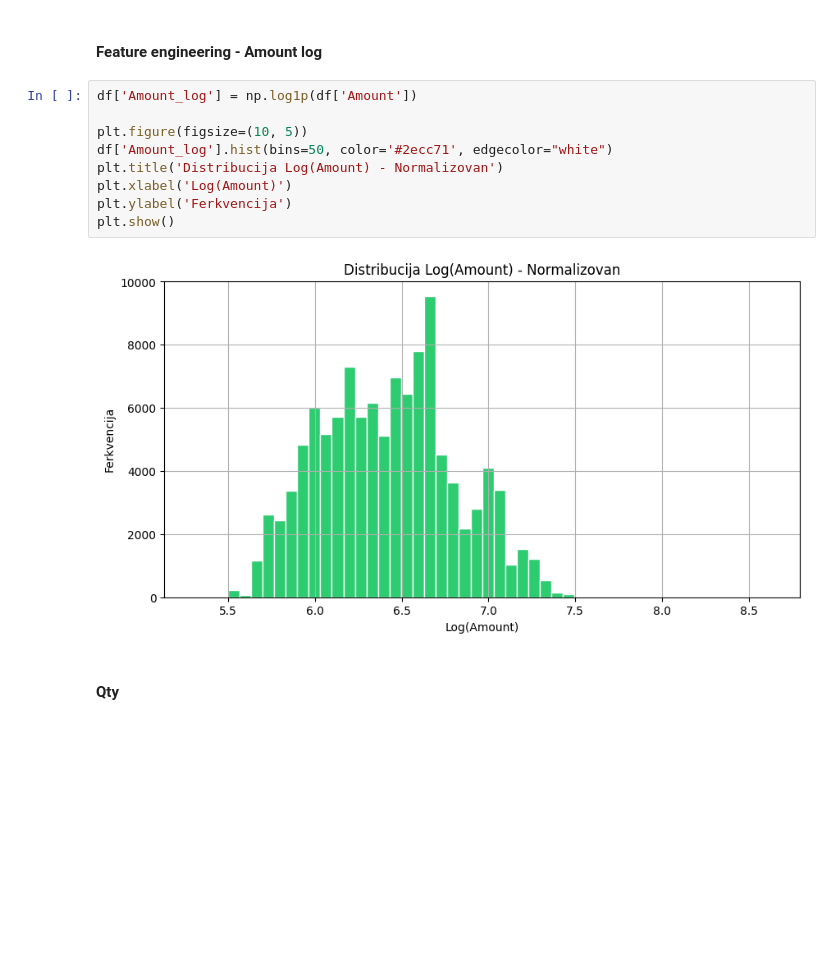
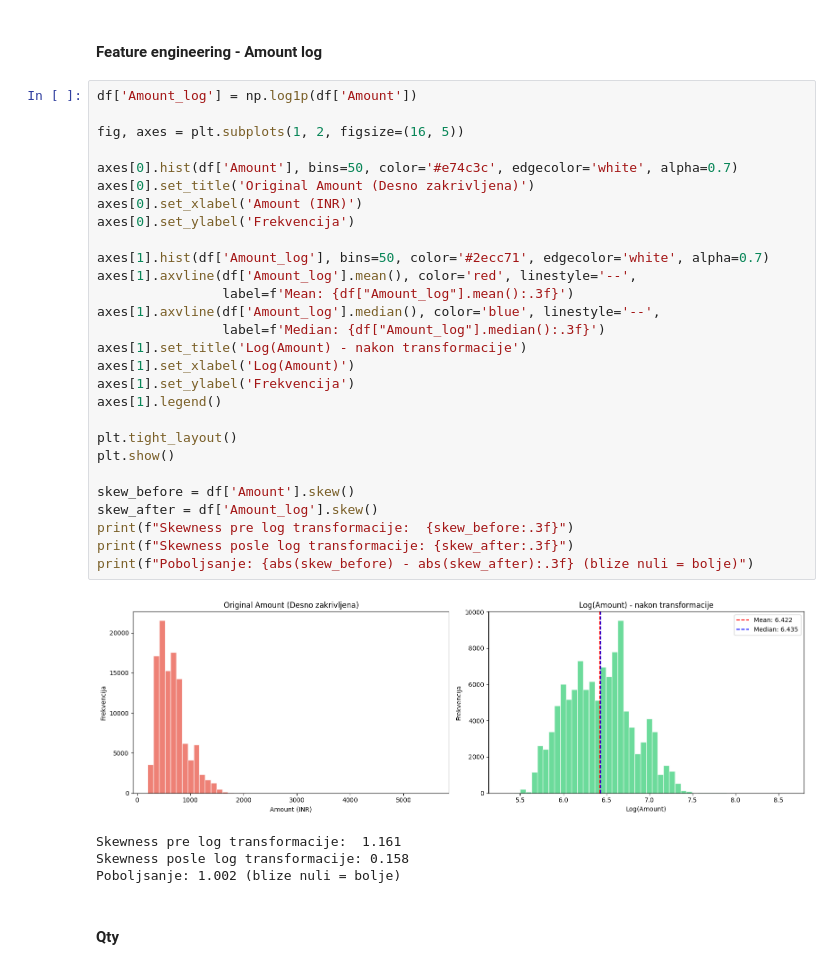
Before and after one commit to alxcek/mas-ai, a Jupyter notebook: machine_learning/02_e_commerce_sales_data/clustering.ipynb, the cells around one changed output. Drawn from its saved outputs; the diff is of its cells as text; blank space fills up the shorter version.

```diff
--- a/machine_learning/02_e_commerce_sales_data/clustering.ipynb
+++ b/machine_learning/02_e_commerce_sales_data/clustering.ipynb
@@ -201,14 +230,36 @@ plt.show()
 # %%
 df['Amount_log'] = np.log1p(df['Amount'])
 
-plt.figure(figsize=(10, 5))
-df['Amount_log'].hist(bins=50, color='#2ecc71', edgecolor="white")
-plt.title('Distribucija Log(Amount) - Normalizovan')
-plt.xlabel('Log(Amount)')
-plt.ylabel('Ferkvencija')
+fig, axes = plt.subplots(1, 2, figsize=(16, 5))
+
+axes[0].hist(df['Amount'], bins=50, color='#e74c3c', edgecolor='white', alpha=0.7)
+axes[0].set_title('Original Amount (Desno zakrivljena)')
+axes[0].set_xlabel('Amount (INR)')
+axes[0].set_ylabel('Frekvencija')
+
+axes[1].hist(df['Amount_log'], bins=50, color='#2ecc71', edgecolor='white', alpha=0.7)
+axes[1].axvline(df['Amount_log'].mean(), color='red', linestyle='--',
+                label=f'Mean: {df["Amount_log"].mean():.3f}')
+axes[1].axvline(df['Amount_log'].median(), color='blue', linestyle='--',
+                label=f'Median: {df["Amount_log"].median():.3f}')
+axes[1].set_title('Log(Amount) - nakon transformacije')
+axes[1].set_xlabel('Log(Amount)')
+axes[1].set_ylabel('Frekvencija')
+axes[1].legend()
+
+plt.tight_layout()
 plt.show()
+
+skew_before = df['Amount'].skew()
+skew_after = df['Amount_log'].skew()
+print(f"Skewness pre log transformacije:  {skew_before:.3f}")
+print(f"Skewness posle log transformacije: {skew_after:.3f}")
+print(f"Poboljsanje: {abs(skew_before) - abs(skew_after):.3f} (blize nuli = bolje)")
 # %% [output]
-[figure, old version]
+[figure, new version]
+Skewness pre log transformacije:  1.161
+Skewness posle log transformacije: 0.158
+Poboljsanje: 1.002 (blize nuli = bolje)
 # %% [markdown]
 #### Qty
 # %%
```
Also changed, not shown: parts of 25 cells of this notebook.
